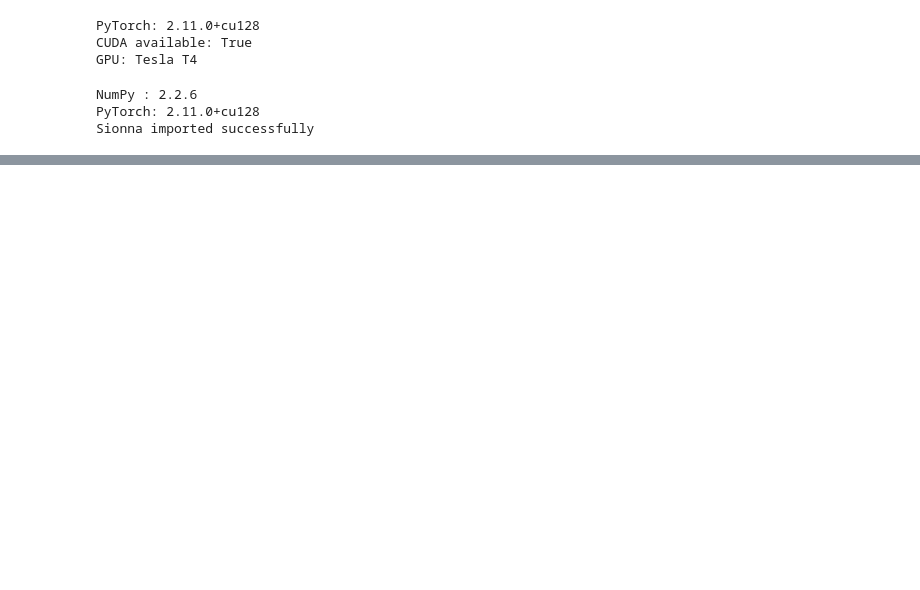
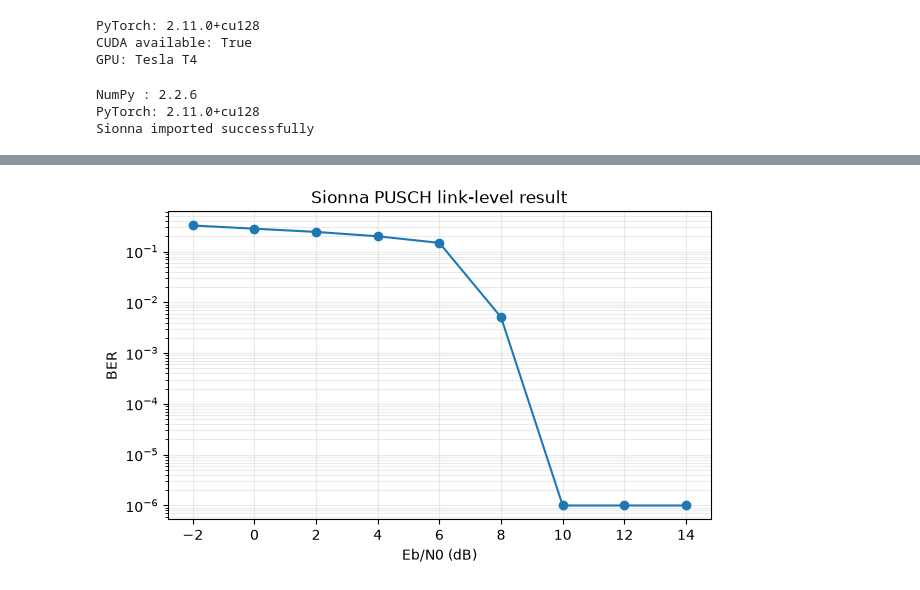
Before and after one commit to Chathuranga630/sionna, a Jupyter notebook: Resilience_Paper.ipynb, the cells around one changed output, grey strips where cells are left out. Saved outputs shown, nothing was run; the diff lists cells and outputs as text; code cells hidden in the pictures; blank space fills up the shorter version.

```diff
--- a/Resilience_Paper.ipynb
+++ b/Resilience_Paper.ipynb
@@ -99,7 +98,12 @@ T_RIS_IT_MS = np.array([0.6,0.7,0.5,0.8,0.9,0.7,0.8,1.0,0.9,1.1])
 RIS_GAIN_DB = 3.0
 # %%
 # A compact PUSCH configuration
-pusch_config = PUSCHConfig()
+from sionna.phy.nr import TBConfig
+# Removed: from sionna.mapping import Modulation # Cannot import Modulation
+
+tb_config = TBConfig() # Initialize TBConfig without arguments
+tb_config.modulation = "qpsk" # Assign modulation as string
+pusch_config = PUSCHConfig(tb_config=tb_config)
 pusch_config.n_size_bwp = PRB
 pusch_config.num_antenna_ports = 1
 pusch_config.num_layers = 1
@@ -112,16 +116,40 @@ rx = PUSCHReceiver(tx)
 # when you want a 3GPP spatial channel.
 channel_awgn = AWGN()
 
+# Dictionary to map modulation string to num_bits_per_symbol
+modulation_bits_map = {
+    "bpsk": 1,
+    "qpsk": 2,
+    "16qam": 4,
+    "64qam": 6,
+    "256qam": 8,
+    "1024qam": 10
+}
+
+# Define coderate explicitly, as TBConfig.target_coderate is not directly settable
+coderate_value = 0.5
+
 def run_awgn_ber(ebno_db_values, batch_size=32):
     ber = []
     for ebno in ebno_db_values:
         # The exact no conversion depends on the configured waveform;
         # this is a compact link-level example for the resilience workflow.
         x, b = tx(batch_size)
-        no = ebnodb2no(ebno, pusch_config)
+
+        mod_string = pusch_config.tb.modulation # Access the modulation string
+        if isinstance(mod_string, str):
+            num_bits_per_symbol = modulation_bits_map.get(mod_string.lower(), None)
+            if num_bits_per_symbol is None:
+                raise ValueError(f"Unsupported modulation string: {mod_string}")
+        else:
+            # Fallback for if it eventually becomes a Modulation object
+            num_bits_per_symbol = pusch_config.tb.modulation.num_bits_per_symbol
+
+        # Use the explicitly defined coderate_value
+        no = ebnodb2no(ebno, num_bits_per_symbol, coderate_value)
         y = channel_awgn(x, no)
         b_hat = rx(y, no)
-        ber.append(float(compute_ber(b, b_hat).numpy()))
+        ber.append(float(compute_ber(b, b_hat).cpu().numpy())) # Added .cpu() here
     return np.array(ber)
 
 ber = run_awgn_ber(EBNO_DB)
@@ -130,0 +168,11 @@ TypeError: ebnodb2no() missing 1 required positional argument: 'coderate'
+# %%
+# Plot the physical-layer output
+plt.figure(figsize=(7,4))
+plt.semilogy(EBNO_DB, np.maximum(ber,1e-6), marker="o")
+plt.xlabel("Eb/N0 (dB)")
+plt.ylabel("BER")
+plt.title("Sionna PUSCH link-level result")
+plt.grid(True, which="both", alpha=.25)
+plt.show()
+# %% [output]
+[figure, added]
```
Also changed, not shown: parts of 9 cells of this notebook.
